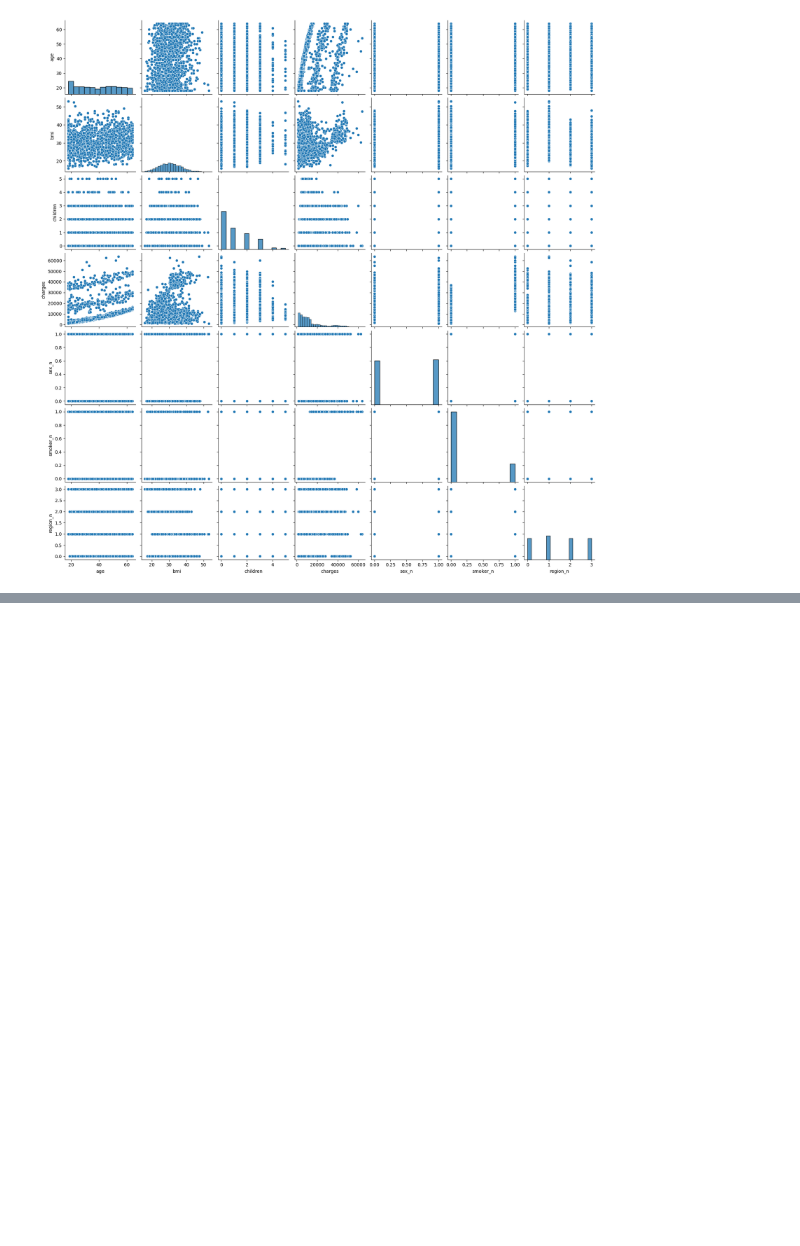
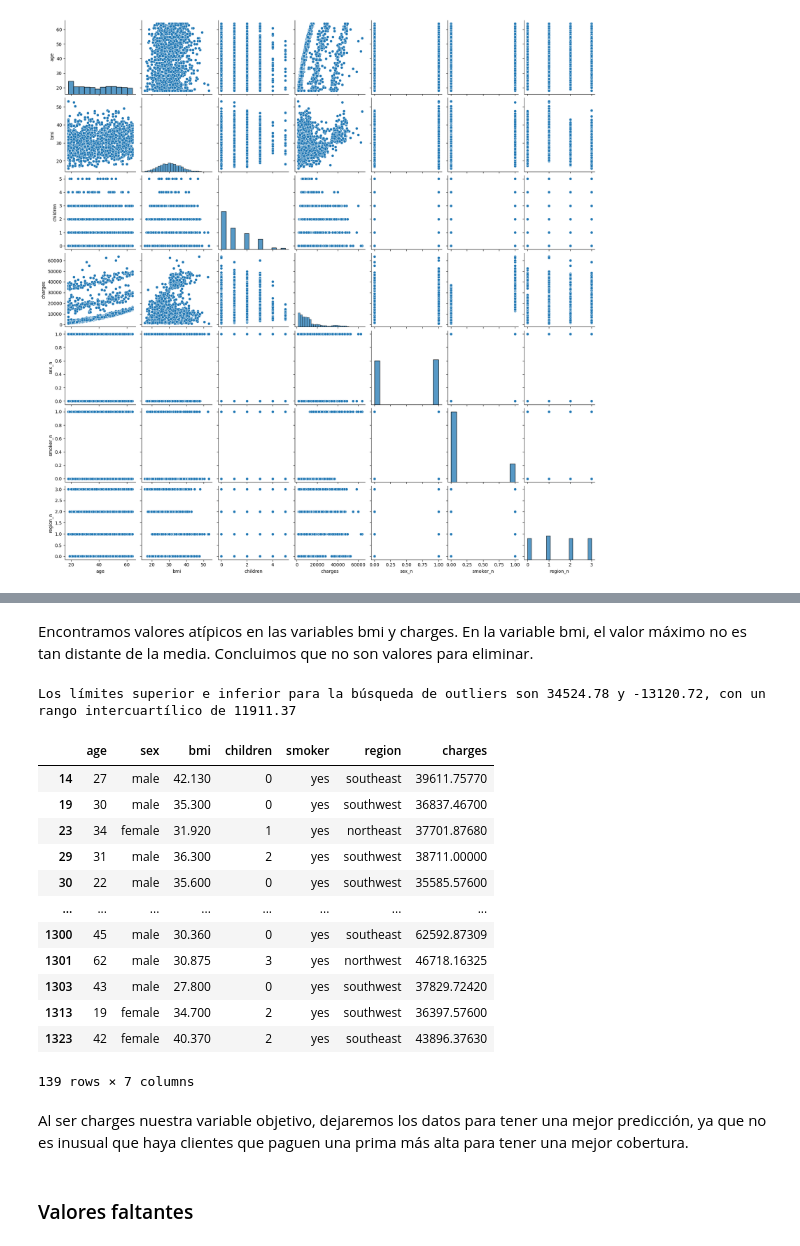
Before and after one commit to 4GeeksAcademy/Tutorial-de-Proyecto-de-Regresi-n-Lineal-VLG, a Jupyter notebook: src/explore.ipynb, the cells around one changed output, grey strips where cells are left out. Saved outputs shown, nothing was run; the diff lists cells and outputs as text; code cells hidden in the pictures; blank space fills up the shorter version.

```diff
--- a/src/explore.ipynb
+++ b/src/explore.ipynb
@@ -232,0 +261,38 @@ sns.pairplot(data = df)
+# %% [markdown]
+Encontramos valores atípicos en las variables bmi y charges.
+En la variable bmi, el valor máximo no es tan distante de la media. Concluimos que no son valores para eliminar.
+# %%
+# Calcular el primer cuartil (Q1) y el tercer cuartil (Q3) de charges
+Q1 = df['charges'].quantile(0.25)
+Q3 = df['charges'].quantile(0.75)
+IQR = Q3 - Q1
+
+# Definir los límites inferior y superior
+lower_limit = Q1 - 1.5 * IQR
+upper_limit = Q3 + 1.5 * IQR
+
+print(f"Los límites superior e inferior para la búsqueda de outliers son {round(upper_limit, 2)} y {round(lower_limit, 2)}, con un rango intercuartílico de {round(IQR, 2)}")
+# %% [output]
+Los límites superior e inferior para la búsqueda de outliers son 34524.78 y -13120.72, con un rango intercuartílico de 11911.37
+# %%
+charges_altos = df[df["charges"] >= 34524.78]
+
+charges_altos
+# %% [output]
+|  | age | sex | bmi | children | smoker | region | charges |
+| 14 | 27 | male | 42.130 | 0 | yes | southeast | 39611.75770 |
+| 19 | 30 | male | 35.300 | 0 | yes | southwest | 36837.46700 |
+| 23 | 34 | female | 31.920 | 1 | yes | northeast | 37701.87680 |
+| 29 | 31 | male | 36.300 | 2 | yes | southwest | 38711.00000 |
+| 30 | 22 | male | 35.600 | 0 | yes | southwest | 35585.57600 |
+| ... | ... | ... | ... | ... | ... | ... | ... |
+| 1300 | 45 | male | 30.360 | 0 | yes | southeast | 62592.87309 |
+| 1301 | 62 | male | 30.875 | 3 | yes | northwest | 46718.16325 |
+| 1303 | 43 | male | 27.800 | 0 | yes | southwest | 37829.72420 |
+| 1313 | 19 | female | 34.700 | 2 | yes | southwest | 36397.57600 |
+| 1323 | 42 | female | 40.370 | 2 | yes | southeast | 43896.37630 |
+139 rows × 7 columns
+# %% [markdown]
+Al ser charges nuestra variable objetivo, dejaremos los datos para tener una mejor predicción, ya que no es inusual que haya clientes que paguen una prima más alta para tener una mejor cobertura.
+# %% [markdown]
+### Valores faltantes
```
Also changed, not shown: parts of 8 cells of this notebook.
